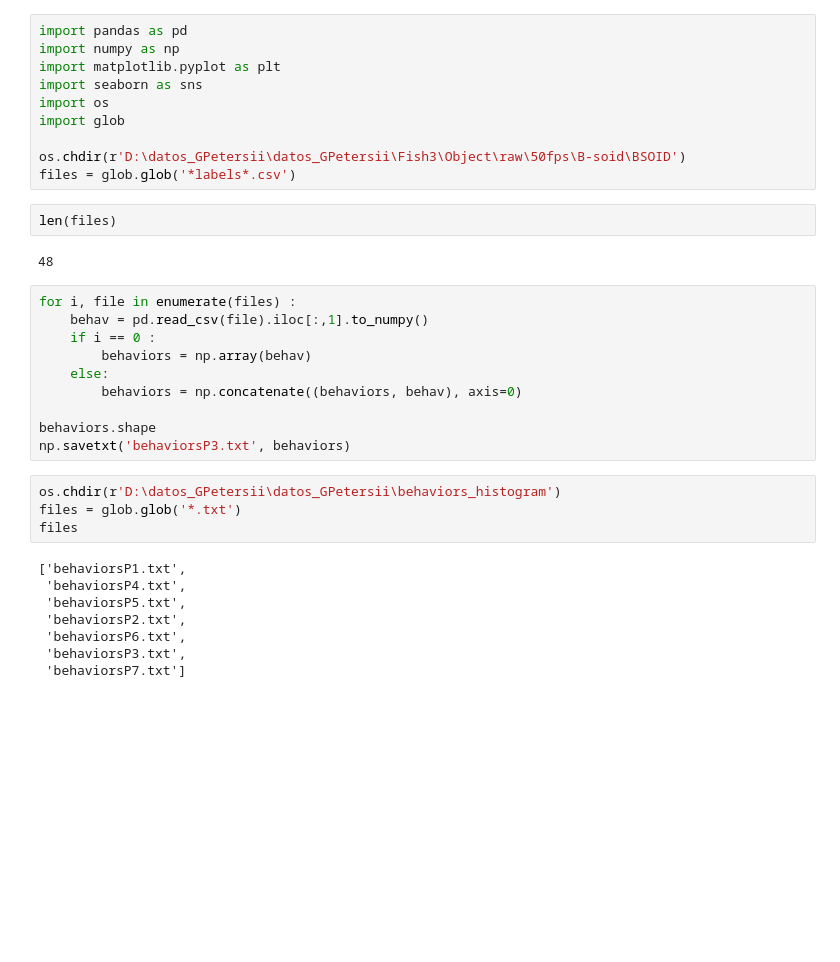
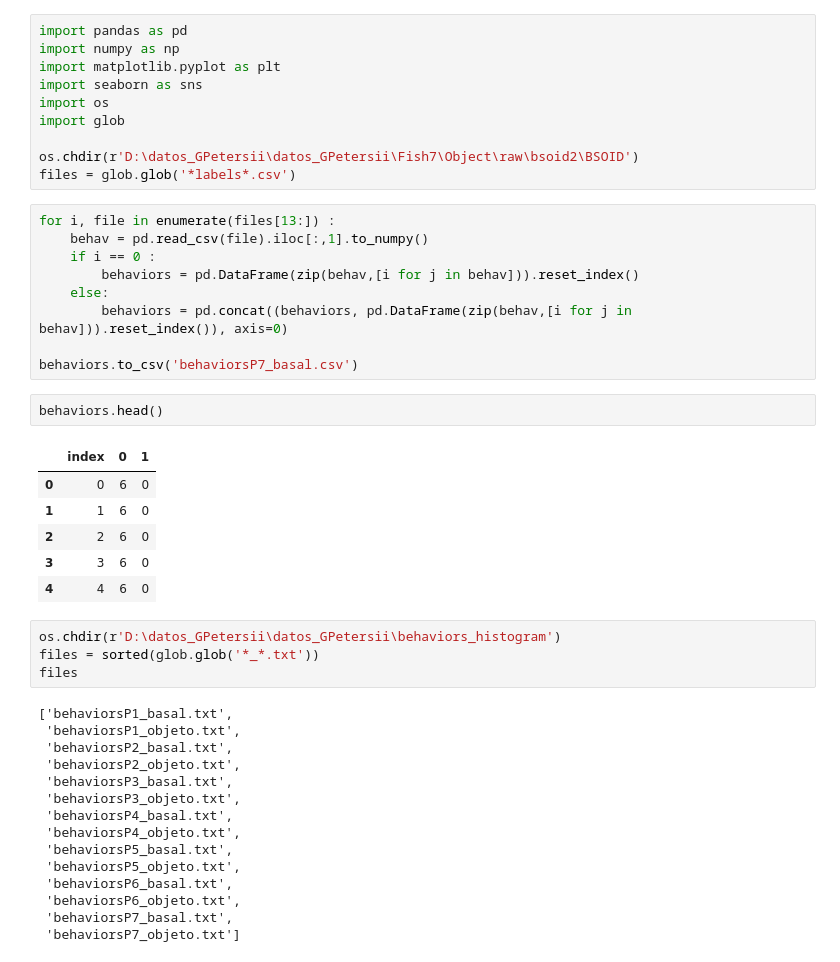
Before and after one commit to vgascue/ElectricFish_analysis, a Jupyter notebook: Gnathonemus Petersii/bsoid_histograma.ipynb, the cells around one changed output. Cells and saved outputs as stored; diff of their text form; blank space fills up the shorter version.

```diff
--- a/Gnathonemus Petersii/bsoid_histograma.ipynb
+++ b/Gnathonemus Petersii/bsoid_histograma.ipynb
@@ -6,31 +6,42 @@ import seaborn as sns
 import os
 import glob
 
-os.chdir(r'D:\datos_GPetersii\datos_GPetersii\Fish3\Object\raw\50fps\B-soid\BSOID')
+os.chdir(r'D:\datos_GPetersii\datos_GPetersii\Fish7\Object\raw\bsoid2\BSOID')
 files = glob.glob('*labels*.csv')
-# %%
-len(files)
-# %% [output]
-48
 # %%
-for i, file in enumerate(files) :
+for i, file in enumerate(files[13:]) :
     behav = pd.read_csv(file).iloc[:,1].to_numpy()
     if i == 0 :
-        behaviors = np.array(behav)
+        behaviors = pd.DataFrame(zip(behav,[i for j in behav])).reset_index()
     else:
-        behaviors = np.concatenate((behaviors, behav), axis=0)
+        behaviors = pd.concat((behaviors, pd.DataFrame(zip(behav,[i for j in behav])).reset_index()), axis=0)
 
-behaviors.shape
-np.savetxt('behaviorsP3.txt', behaviors)
+behaviors.to_csv('behaviorsP7_basal.csv')
+# %%
+behaviors.head()
+# %% [output]
+|  | index | 0 | 1 |
+| 0 | 0 | 6 | 0 |
+| 1 | 1 | 6 | 0 |
+| 2 | 2 | 6 | 0 |
+| 3 | 3 | 6 | 0 |
+| 4 | 4 | 6 | 0 |
 # %%
 os.chdir(r'D:\datos_GPetersii\datos_GPetersii\behaviors_histogram')
-files = glob.glob('*.txt')
+files = sorted(glob.glob('*_*.txt'))
 files
 # %% [output]
-['behaviorsP1.txt',
- 'behaviorsP4.txt',
- 'behaviorsP5.txt',
- 'behaviorsP2.txt',
- 'behaviorsP6.txt',
- 'behaviorsP3.txt',
- 'behaviorsP7.txt']
+['behaviorsP1_basal.txt',
+ 'behaviorsP1_objeto.txt',
+ 'behaviorsP2_basal.txt',
+ 'behaviorsP2_objeto.txt',
+ 'behaviorsP3_basal.txt',
+ 'behaviorsP3_objeto.txt',
+ 'behaviorsP4_basal.txt',
+ 'behaviorsP4_objeto.txt',
+ 'behaviorsP5_basal.txt',
+ 'behaviorsP5_objeto.txt',
+ 'behaviorsP6_basal.txt',
+ 'behaviorsP6_objeto.txt',
+ 'behaviorsP7_basal.txt',
+ 'behaviorsP7_objeto.txt']
```
Also changed, not shown: parts of 8 cells of this notebook, 5 other files.
